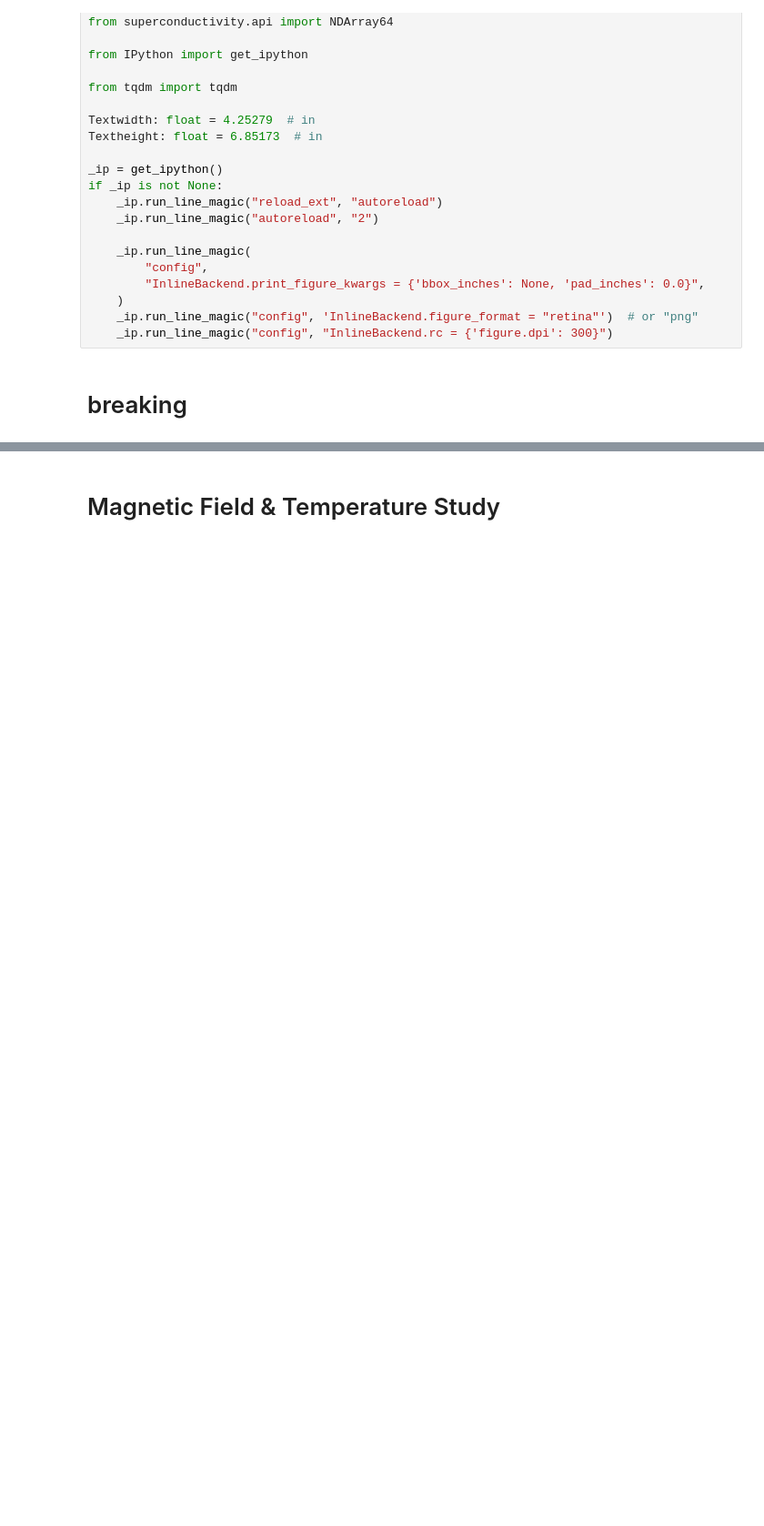
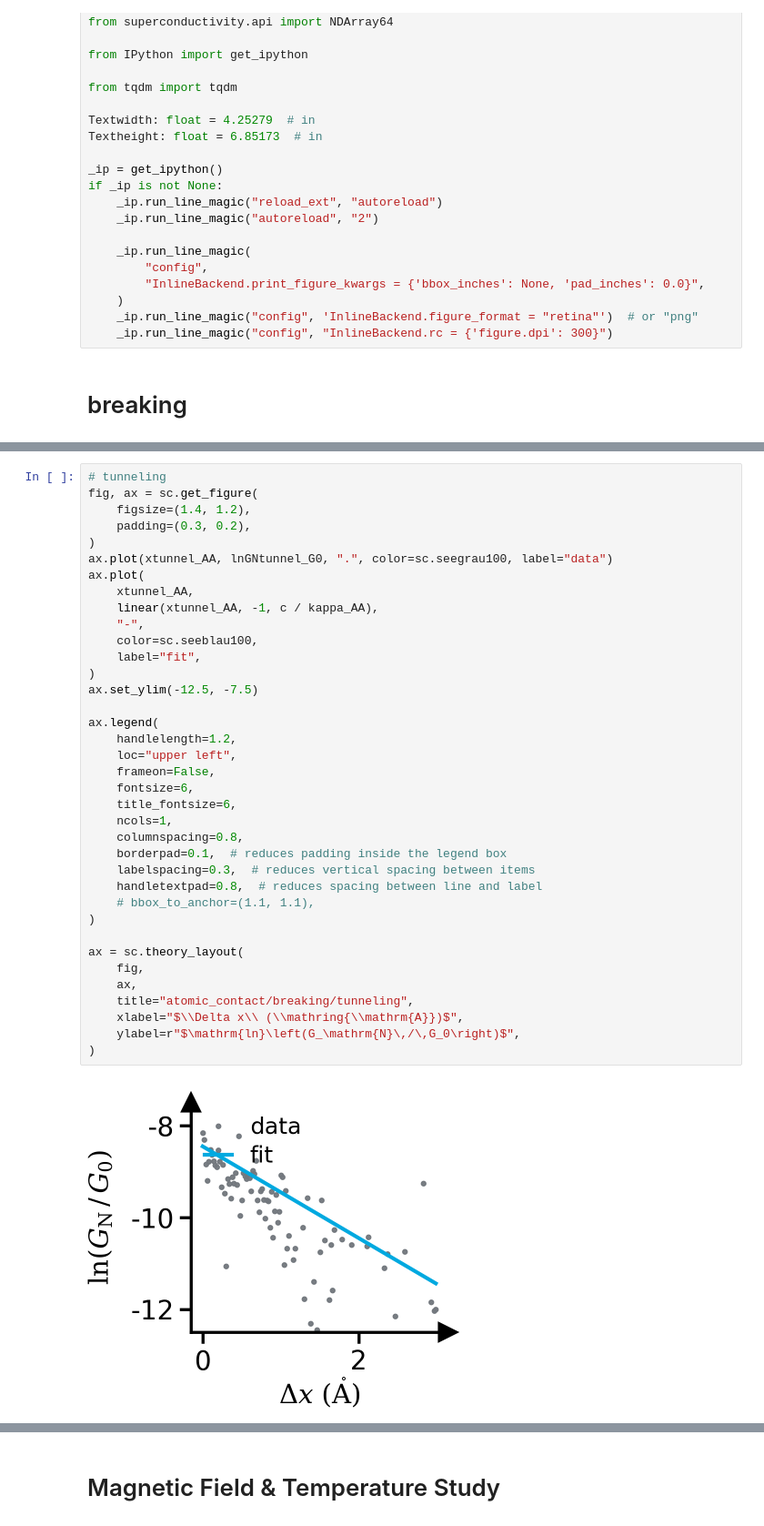
Before and after one commit to schmampf/dissertation-figures, a Jupyter notebook: atomic_contact/04_visualization.ipynb, the cells around one changed output, grey strips where cells are left out. Shown at 91% size. Cells and saved outputs as stored; diff of their text form; blank space fills up the shorter version.

```diff
--- a/atomic_contact/04_visualization.ipynb
+++ b/atomic_contact/04_visualization.ipynb
@@ -566,0 +493,39 @@ plt.show()
+# %%
+# tunneling
+fig, ax = sc.get_figure(
+    figsize=(1.4, 1.2),
+    padding=(0.3, 0.2),
+)
+ax.plot(xtunnel_AA, lnGNtunnel_G0, ".", color=sc.seegrau100, label="data")
+ax.plot(
+    xtunnel_AA,
+    linear(xtunnel_AA, -1, c / kappa_AA),
+    "-",
+    color=sc.seeblau100,
+    label="fit",
+)
+ax.set_ylim(-12.5, -7.5)
+
+ax.legend(
+    handlelength=1.2,
+    loc="upper left",
+    frameon=False,
+    fontsize=6,
+    title_fontsize=6,
+    ncols=1,
+    columnspacing=0.8,
+    borderpad=0.1,  # reduces padding inside the legend box
+    labelspacing=0.3,  # reduces vertical spacing between items
+    handletextpad=0.8,  # reduces spacing between line and label
+    # bbox_to_anchor=(1.1, 1.1),
+)
+
+ax = sc.theory_layout(
+    fig,
+    ax,
+    title="atomic_contact/breaking/tunneling",
+    xlabel="$\\Delta x\\ (\\mathring{\\mathrm{A}})$",
+    ylabel=r"$\mathrm{ln}\left(G_\mathrm{N}\,/\,G_0\right)$",
+)
+# %% [output]
+[figure, added]
```
Also changed, not shown: parts of 13 cells of this notebook, 2 other files.
